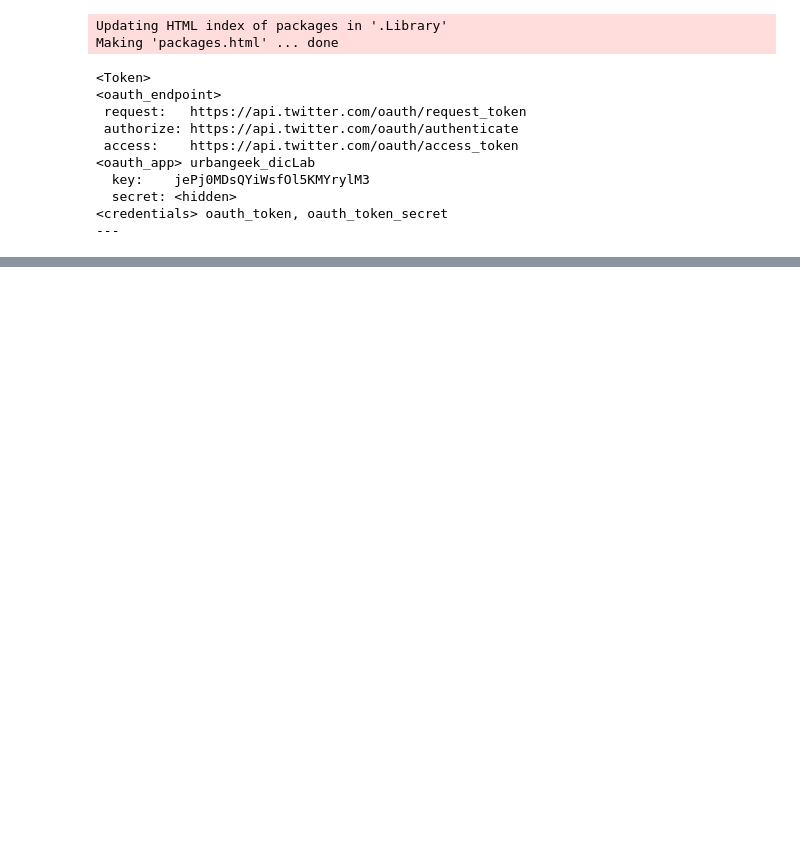
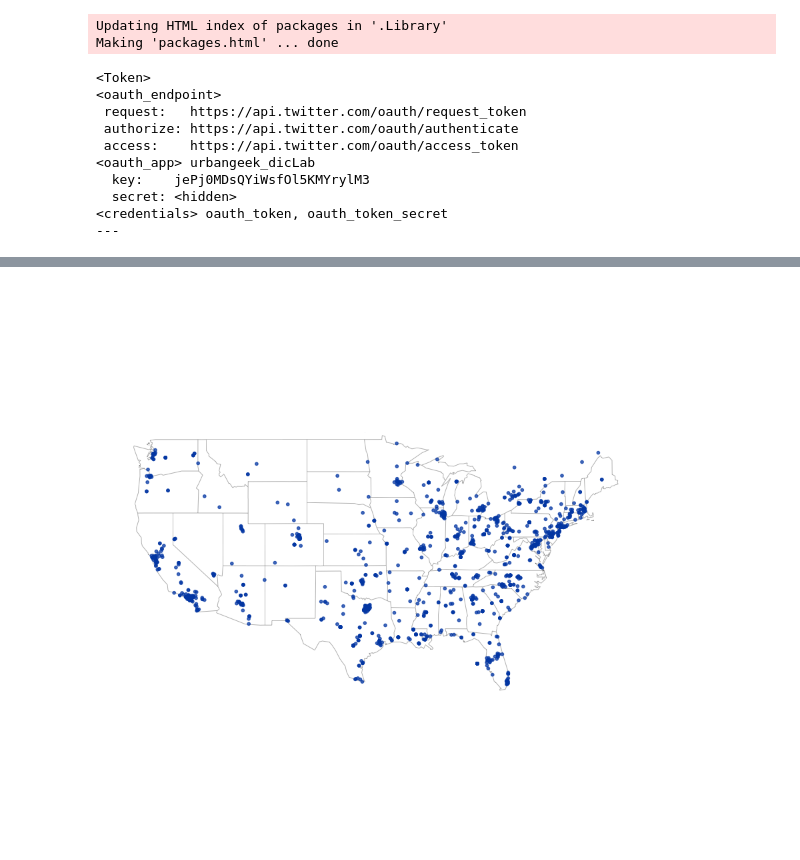
Before and after one commit to nullbringer/Exploratory-Data-Analysis, a Jupyter notebook: Lab1/part3/lab3Amlan.ipynb, the cells around one changed output, grey strips where cells are left out. Cells and saved outputs as stored; diff of their text form; code cells hidden in the pictures; blank space fills up the shorter version.

```diff
--- a/Lab1/part3/lab3Amlan.ipynb
+++ b/Lab1/part3/lab3Amlan.ipynb
@@ -111,0 +116,9 @@ nrow(fluTweet)
+# %%
+## plot state boundaries
+par(mar = c(0, 0, 0, 0))
+maps::map("state", lwd = .25)
+
+## plot lat and lng points onto state map
+with(fluTweet, points(lng, lat, pch = 20, cex = .75, col = rgb(0, .3, .7, .75)))
+# %% [output]
+[figure, added]
```
Also changed, not shown: parts of 6 cells of this notebook, 2 other files.
